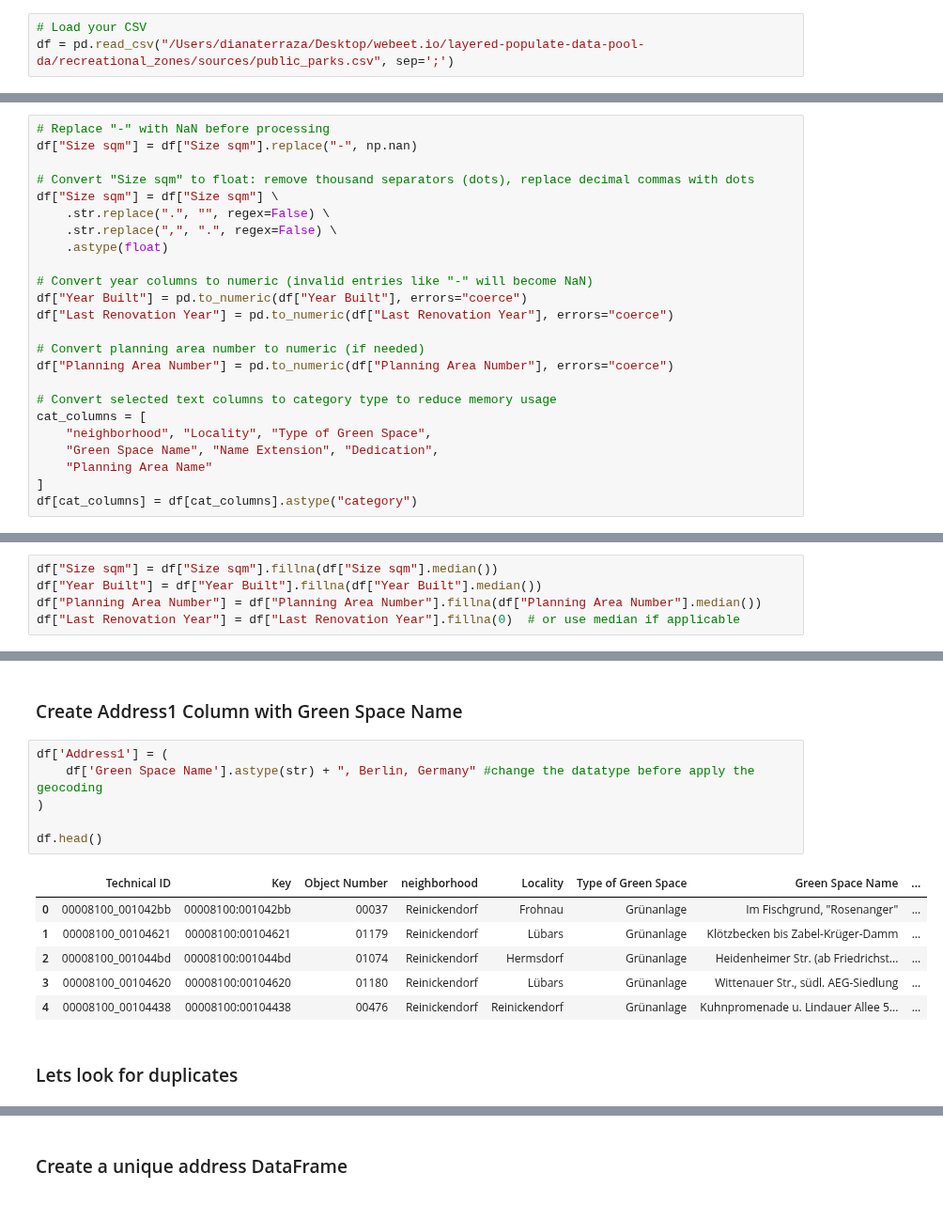
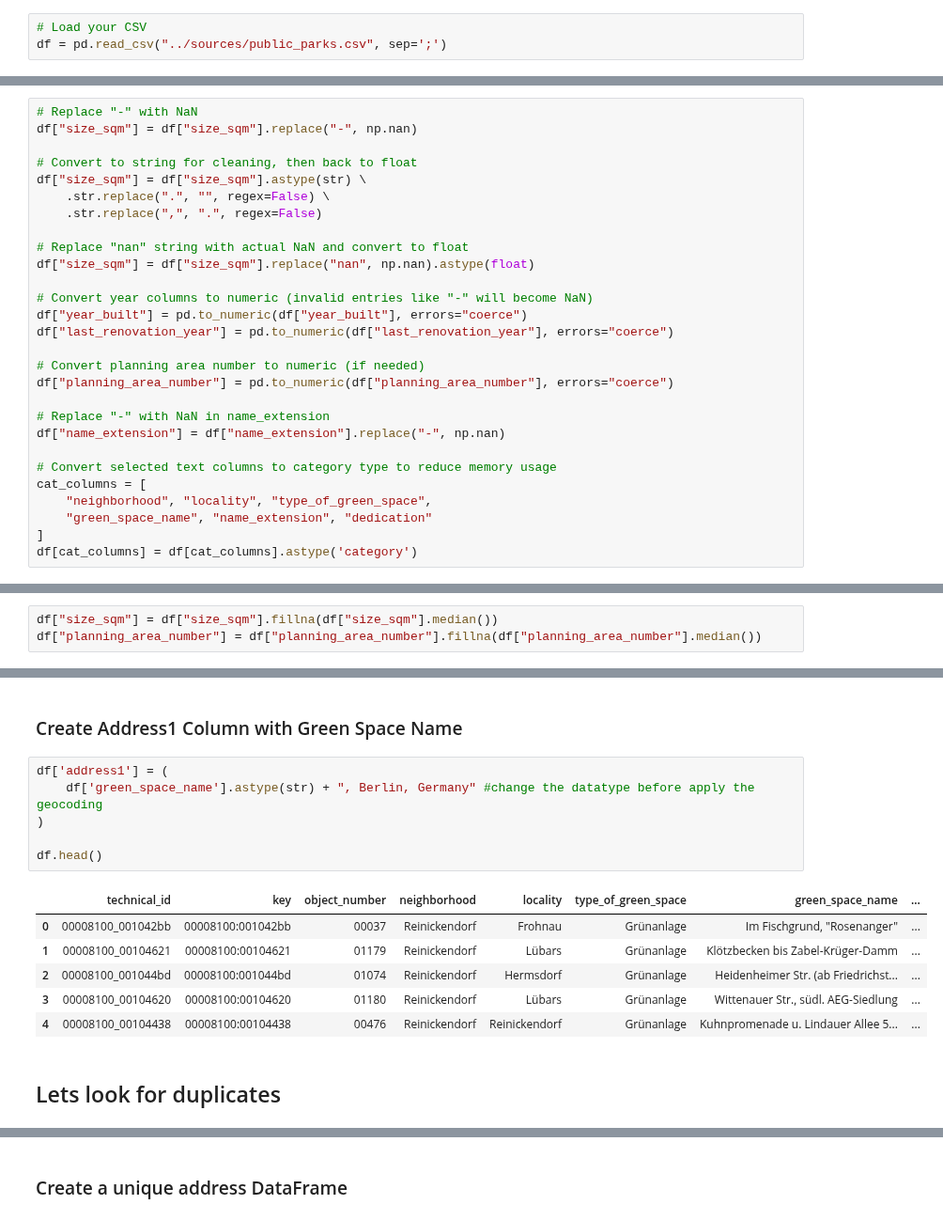
Before and after one commit to webeet-io/layered-populate-data-pool-da, a Jupyter notebook: recreational_zones/scripts/data_transformation_public_parks.ipynb, the cells around one changed output, grey strips where cells are left out. Shown at 94% size. Drawn from its saved outputs; the diff is of its cells as text.

```diff
--- a/recreational_zones/scripts/data_transformation_public_parks.ipynb
+++ b/recreational_zones/scripts/data_transformation_public_parks.ipynb
@@ -14,7 +14,7 @@ import warnings
 warnings.filterwarnings("ignore")
 # %%
 # Load your CSV
-df = pd.read_csv("/Users/dianaterraza/Desktop/webeet.io/layered-populate-data-pool-da/recreational_zones/sources/public_parks.csv", sep=';')
+df = pd.read_csv("../sources/public_parks.csv", sep=';')
 # %%
 df.head()
 # %% [output]
@@ -112,29 +111,33 @@ df.head()
 | 3 | 00008100_00104620 | 00008100:00104620 | 01180 | Reinickendorf | Lübars | Grünanlage | Wittenauer Str., südl. AEG-Siedlung | ... |
 | 4 | 00008100_00104438 | 00008100:00104438 | 00476 | Reinickendorf | Reinickendorf | Grünanlage | Kuhnpromenade u. Lindauer Allee 5... | ... |
 # %%
-# Replace "-" with NaN before processing
-df["Size sqm"] = df["Size sqm"].replace("-", np.nan)
+# Replace "-" with NaN
+df["size_sqm"] = df["size_sqm"].replace("-", np.nan)
 
-# Convert "Size sqm" to float: remove thousand separators (dots), replace decimal commas with dots
-df["Size sqm"] = df["Size sqm"] \
+# Convert to string for cleaning, then back to float
+df["size_sqm"] = df["size_sqm"].astype(str) \
     .str.replace(".", "", regex=False) \
-    .str.replace(",", ".", regex=False) \
-    .astype(float)
+    .str.replace(",", ".", regex=False)
+
+# Replace "nan" string with actual NaN and convert to float
+df["size_sqm"] = df["size_sqm"].replace("nan", np.nan).astype(float)
 
 # Convert year columns to numeric (invalid entries like "-" will become NaN)
-df["Year Built"] = pd.to_numeric(df["Year Built"], errors="coerce")
-df["Last Renovation Year"] = pd.to_numeric(df["Last Renovation Year"], errors="coerce")
+df["year_built"] = pd.to_numeric(df["year_built"], errors="coerce")
+df["last_renovation_year"] = pd.to_numeric(df["last_renovation_year"], errors="coerce")
 
 # Convert planning area number to numeric (if needed)
-df["Planning Area Number"] = pd.to_numeric(df["Planning Area Number"], errors="coerce")
+df["planning_area_number"] = pd.to_numeric(df["planning_area_number"], errors="coerce")
+
+# Replace "-" with NaN in name_extension
+df["name_extension"] = df["name_extension"].replace("-", np.nan)
 
 # Convert selected text columns to category type to reduce memory usage
 cat_columns = [
-    "neighborhood", "Locality", "Type of Green Space",
-    "Green Space Name", "Name Extension", "Dedication",
-    "Planning Area Name"
+    "neighborhood", "locality", "type_of_green_space",
+    "green_space_name", "name_extension", "dedication"
 ]
-df[cat_columns] = df[cat_columns].astype("category")
+df[cat_columns] = df[cat_columns].astype('category')
 # %%
 df.info()
 # %% [output]
@@ -178,10 +181,8 @@ dtype: int64
 # %% [markdown]
 * Fill missing values (imputation) For numeric columns:
 # %%
-df["Size sqm"] = df["Size sqm"].fillna(df["Size sqm"].median())
-df["Year Built"] = df["Year Built"].fillna(df["Year Built"].median())
-df["Planning Area Number"] = df["Planning Area Number"].fillna(df["Planning Area Number"].median())
-df["Last Renovation Year"] = df["Last Renovation Year"].fillna(0)  # or use median if applicable
+df["size_sqm"] = df["size_sqm"].fillna(df["size_sqm"].median())
+df["planning_area_number"] = df["planning_area_number"].fillna(df["planning_area_number"].median())
 # %%
 df.isna().sum()
 # %% [output]
@@ -203,17 +220,17 @@ dtype: int64
 # %% [markdown]
 ### Create Address1 Column with Green Space Name
 # %%
-df['Address1'] = (
-    df['Green Space Name'].astype(str) + ", Berlin, Germany" #change the datatype before apply the geocoding
+df['address1'] = (
+    df['green_space_name'].astype(str) + ", Berlin, Germany" #change the datatype before apply the geocoding
 )
 
 df.head()
 # %% [output]
-|  | Technical ID | Key | Object Number | neighborhood | Locality | Type of Green Space | Green Space Name | ... |
+|  | technical_id | key | object_number | neighborhood | locality | type_of_green_space | green_space_name | ... |
 | 0 | 00008100_001042bb | 00008100:001042bb | 00037 | Reinickendorf | Frohnau | Grünanlage | Im Fischgrund, "Rosenanger" | ... |
 | 1 | 00008100_00104621 | 00008100:00104621 | 01179 | Reinickendorf | Lübars | Grünanlage | Klötzbecken bis Zabel-Krüger-Damm | ... |
 | 2 | 00008100_001044bd | 00008100:001044bd | 01074 | Reinickendorf | Hermsdorf | Grünanlage | Heidenheimer Str. (ab Friedrichst... | ... |
 | 3 | 00008100_00104620 | 00008100:00104620 | 01180 | Reinickendorf | Lübars | Grünanlage | Wittenauer Str., südl. AEG-Siedlung | ... |
 | 4 | 00008100_00104438 | 00008100:00104438 | 00476 | Reinickendorf | Reinickendorf | Grünanlage | Kuhnpromenade u. Lindauer Allee 5... | ... |
 # %% [markdown]
-### Lets look for duplicates
+## Lets look for duplicates
```
Also changed, not shown: parts of 42 cells of this notebook, 4 other files.
